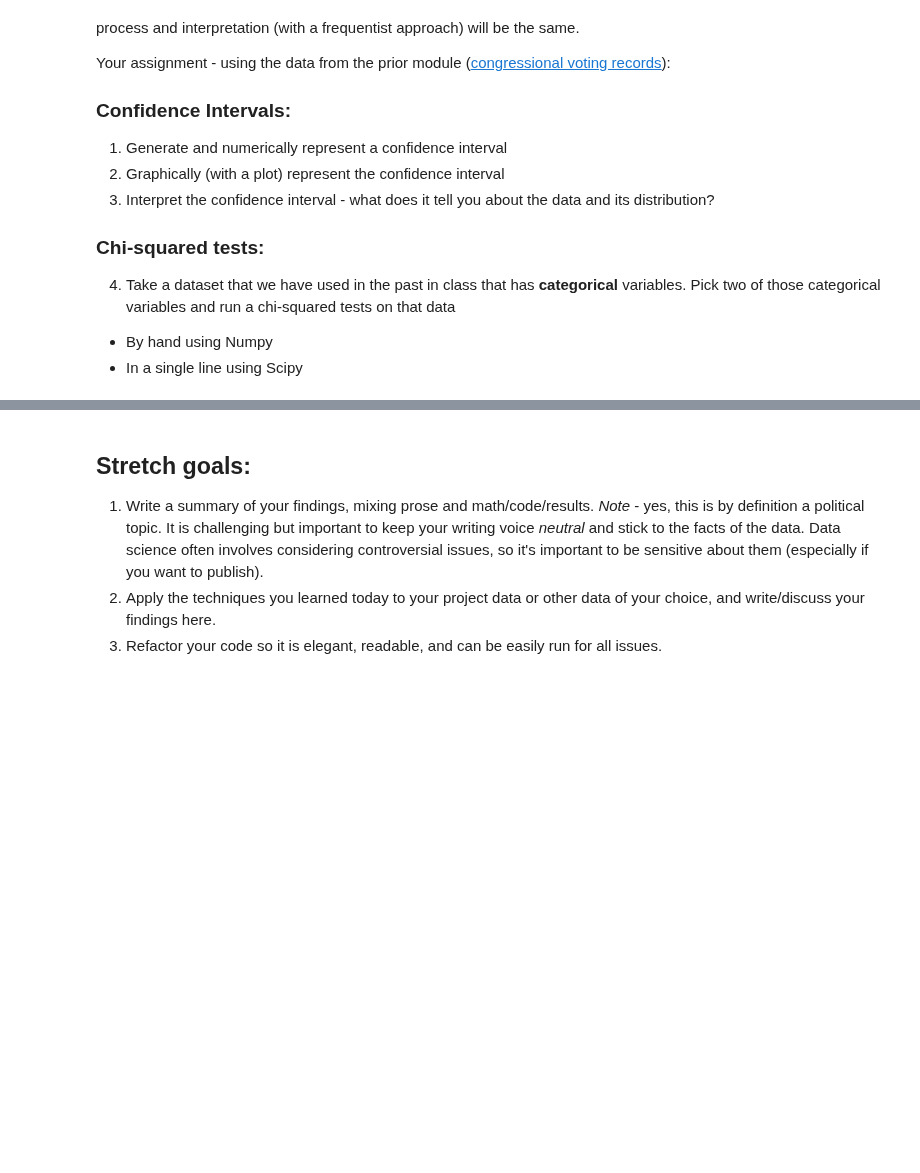
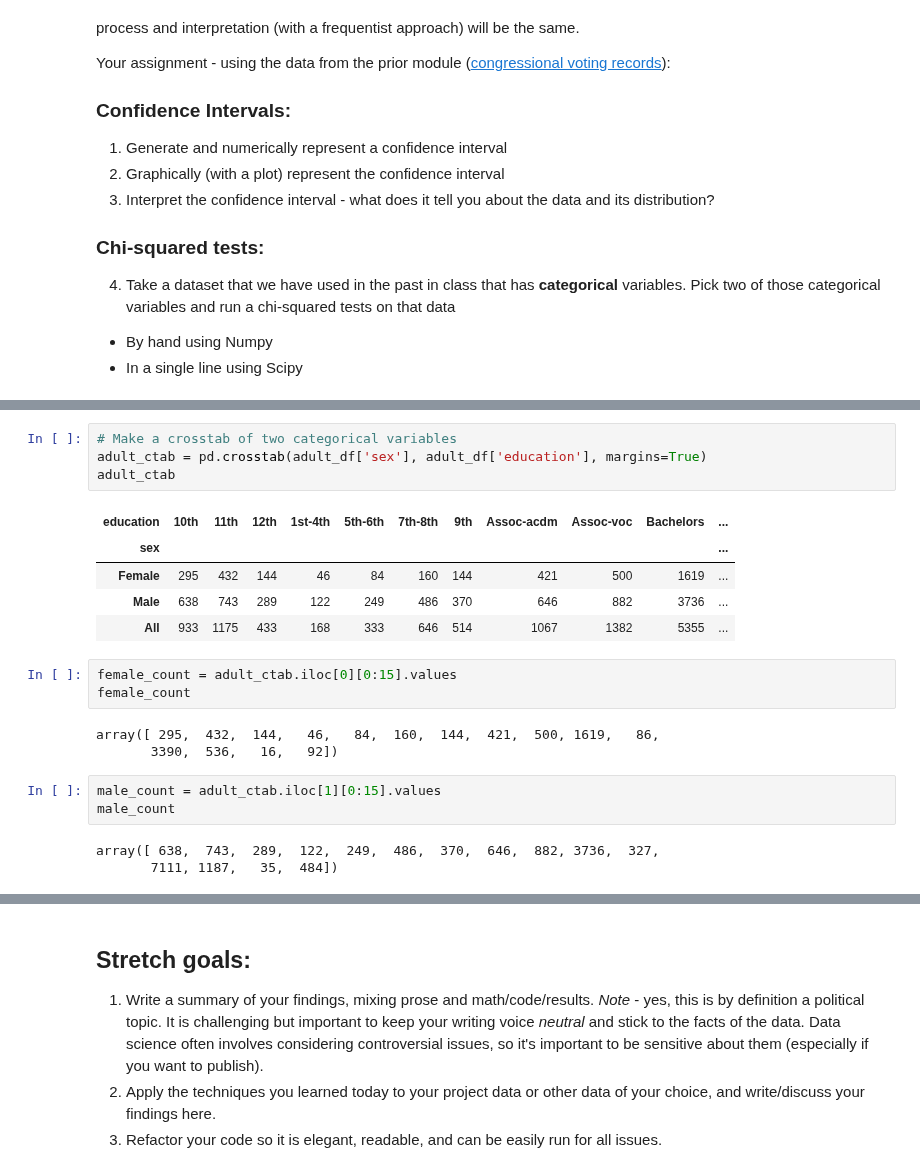
Before and after one commit to bloominstituteoftechnology/DS-Unit-1-Sprint-2-Statistics, a Jupyter notebook: module2/LS_DS_122_Sampling_Confidence_Intervals_and_Hypothesis_Testing_Assignment.ipynb, the cells around one changed output, grey strips where cells are left out. Cells and saved outputs as stored; diff of their text form; blank space fills up the shorter version.

```diff
--- a/module2/LS_DS_122_Sampling_Confidence_Intervals_and_Hypothesis_Testing_Assignment.ipynb
+++ b/module2/LS_DS_122_Sampling_Confidence_Intervals_and_Hypothesis_Testing_Assignment.ipynb
@@ -31,0 +186,22 @@ Your assignment - using the data from the prior module ([congressional voting re
+# %%
+# Make a crosstab of two categorical variables
+adult_ctab = pd.crosstab(adult_df['sex'], adult_df['education'], margins=True)
+adult_ctab
+# %% [output]
+| education | 10th | 11th | 12th | 1st-4th | 5th-6th | 7th-8th | 9th | Assoc-acdm | Assoc-voc | Bachelors | ... |
+| sex |  |  |  |  |  |  |  |  |  |  | ... |
+| Female | 295 | 432 | 144 | 46 | 84 | 160 | 144 | 421 | 500 | 1619 | ... |
+| Male | 638 | 743 | 289 | 122 | 249 | 486 | 370 | 646 | 882 | 3736 | ... |
+| All | 933 | 1175 | 433 | 168 | 333 | 646 | 514 | 1067 | 1382 | 5355 | ... |
+# %%
+female_count = adult_ctab.iloc[0][0:15].values
+female_count
+# %% [output]
+array([ 295,  432,  144,   46,   84,  160,  144,  421,  500, 1619,   86,
+       3390,  536,   16,   92])
+# %%
+male_count = adult_ctab.iloc[1][0:15].values
+male_count
+# %% [output]
+array([ 638,  743,  289,  122,  249,  486,  370,  646,  882, 3736,  327,
+       7111, 1187,   35,  484])
```
Also changed, not shown: parts of 26 cells of this notebook.
